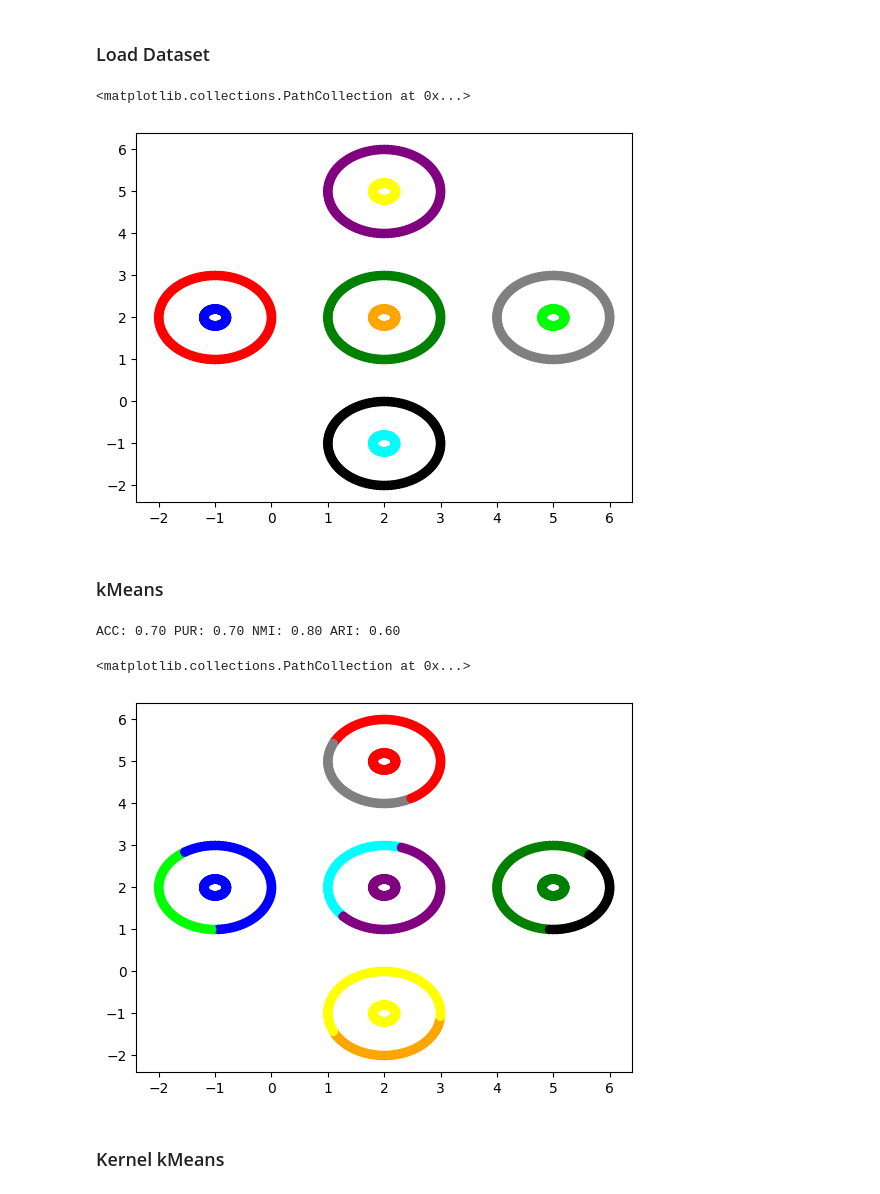
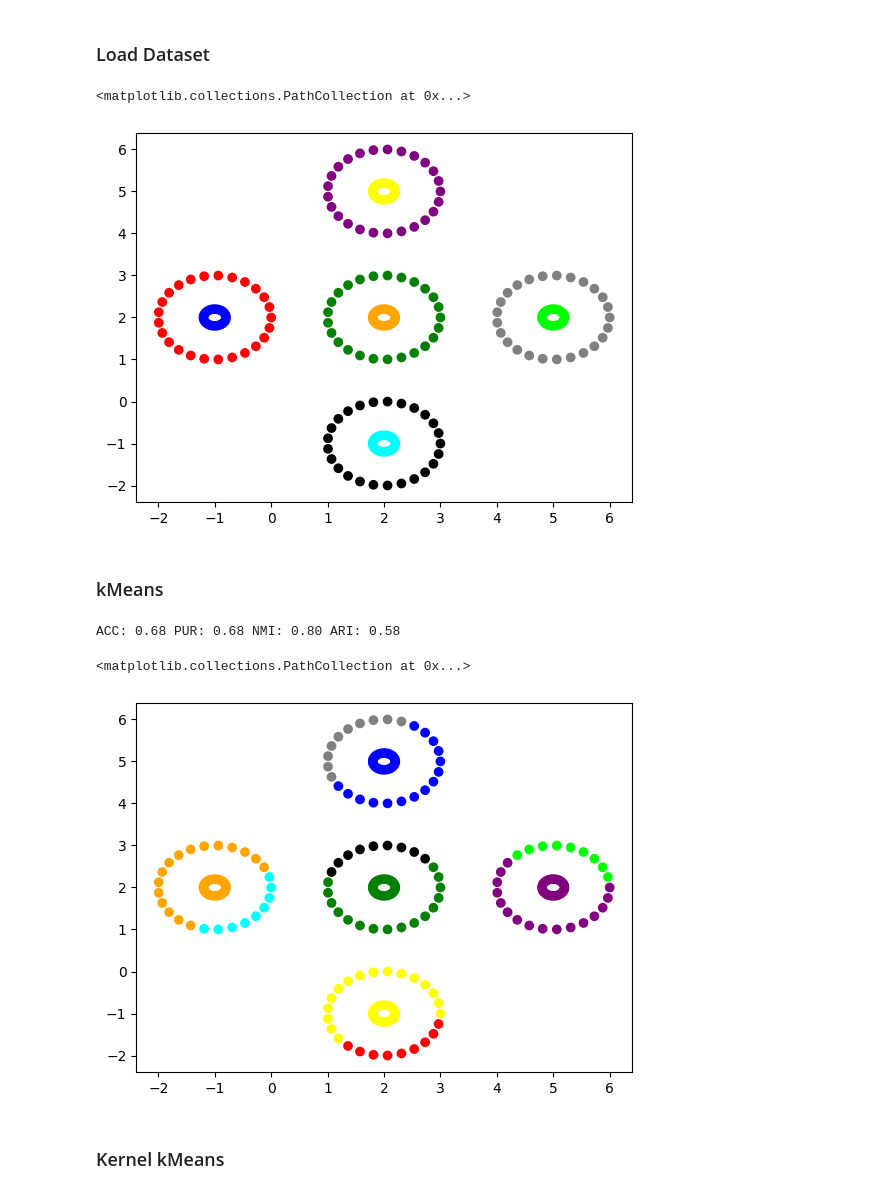
Before and after one commit to gvardakas/global-kernel-k-means-pp, a Jupyter notebook: Kernel k-means.ipynb, the cells around one changed output. Saved outputs shown, nothing was run; the diff lists cells and outputs as text; code cells hidden in the pictures.

```diff
--- a/Kernel k-means.ipynb
+++ b/Kernel k-means.ipynb
@@ -24,18 +24,18 @@ evaluator = Evaluator()
 # %%
 colors = ['red', 'blue', 'green', 'orange', 'purple', 'yellow', 'black', 'cyan', 'gray', 'lime']
 
 # Generate 5 pairs of data with specified center positions and unique IDs for each ring
 centers_coordinates = [(-1, 2), (2, 2), (2, 5), (2, -1), (5, 2)]  # Specify center positions for each pair
 #centers_coordinates = [(2, 2), (-2, 2)]
 rings = Rings()
 
-X, y = rings.make_rings_pairs(centers_coordinates=centers_coordinates, n_samples=200, factor=0.2, noise=0.0)
+X, y = rings.make_rings_pairs(centers_coordinates=centers_coordinates, n_samples=50, factor=0.2, noise=0.0)
 #X, y = rings.remove_samples_with_specific_label(X, y, 3)
 
 plt.scatter(X[:, 0], X[:, 1], c=y, cmap=ListedColormap(colors))
 # %% [output]
 <matplotlib.collections.PathCollection at 0x...>
-[figure, old version]
+[figure, new version]
 # %%
 K = 10
 kernel_matrix = pairwise_kernels(X, X, metric='rbf', gamma=3)
@@ -47,9 +47,9 @@ acc, pur, nmi, ari = evaluator.evaluate_model(y, kmeans.labels_)
 evaluator.print_evaluation()
 plt.scatter(X[:, 0], X[:, 1], c=kmeans.labels_, cmap=ListedColormap(colors))
 # %% [output]
-ACC: 0.70 PUR: 0.70 NMI: 0.80 ARI: 0.60
+ACC: 0.68 PUR: 0.68 NMI: 0.80 ARI: 0.58
 <matplotlib.collections.PathCollection at 0x...>
-[figure, old version]
+[figure, new version]
 # %% [markdown]
 ### Kernel kMeans
 # %%
```
Also changed, not shown: parts of 4 cells of this notebook.
